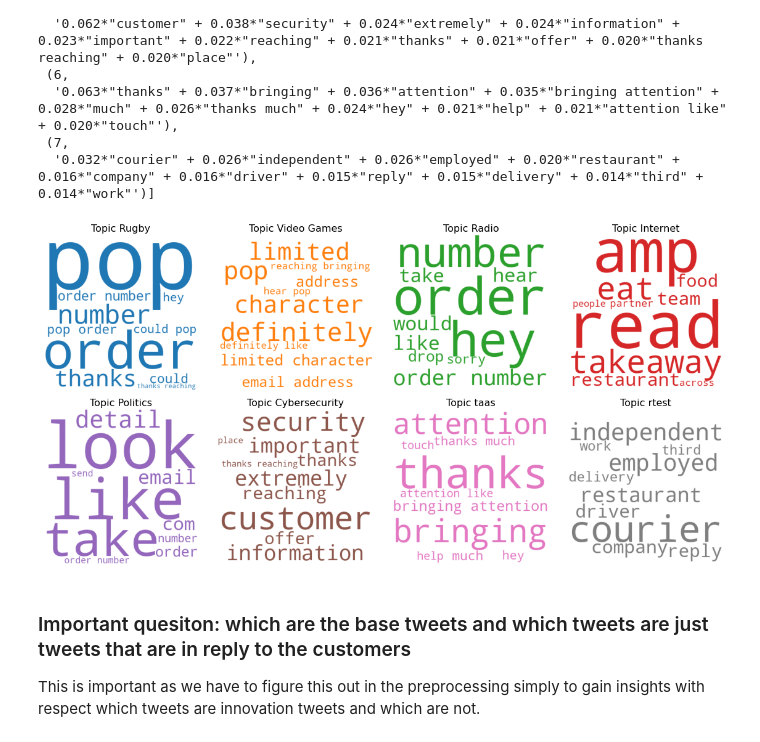
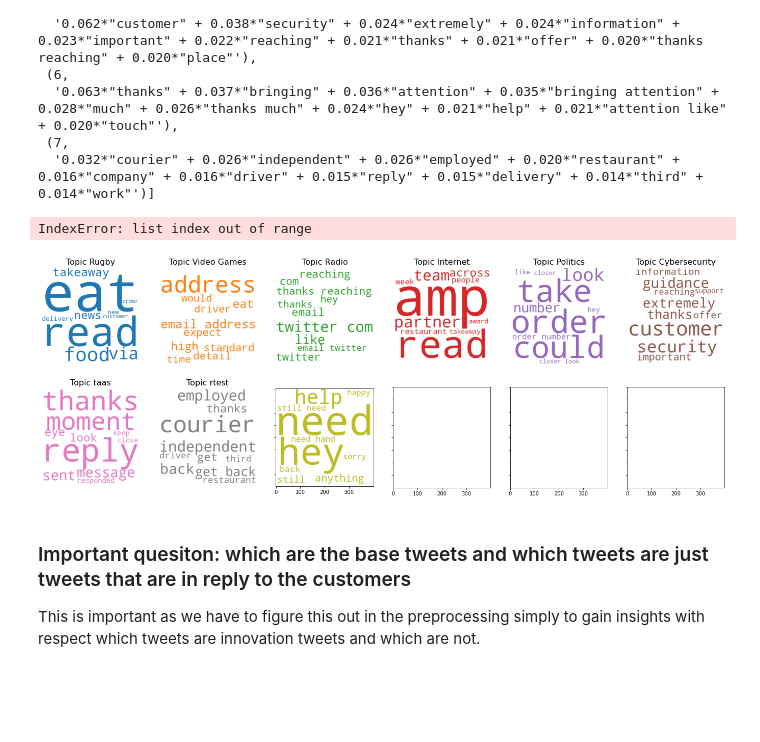
Before and after one commit to AngeloBarisano/Supply_Chain, a Jupyter notebook: Notebooks/workfile_assignment2.ipynb, the cells around one changed output. Cells and saved outputs as stored; diff of their text form; code cells hidden in the pictures; blank space fills up the shorter version.

```diff
--- a/Notebooks/workfile_assignment2.ipynb
+++ b/Notebooks/workfile_assignment2.ipynb
@@ -278,7 +278,7 @@ results
 corpus = gensim.matutils.Sparse2Corpus(matrix, documents_columns=False)
 id_map = dict((v, k) for k, v in count.vocabulary_.items())
 # %%
-K = 8
+K = 12
 # %%
 lda = LdaModel(
     corpus=corpus,
@@ -314,5 +315,5 @@ lda.print_topics()
 # %%
-nb_columns = 4
+nb_columns = 6
 nb_rows = math.ceil(K / nb_columns)
 
 cols = [
@@ -385,11 +386,13 @@ names = [
     "Cybersecurity",
     "taas",
     "rtest",
+    "rtest",
+    "rtest",
 ]
 
 topic_names = {i: v for i, v in enumerate(names)}
 # %%
-nb_columns = 4
+nb_columns = 6
 nb_rows = math.ceil(K / nb_columns)
 
 cols = [
@@ -404,34 +407,35 @@ cloud = WordCloud(
     max_words=15,
     color_func=lambda *args, **kwargs: cols[i],
     prefer_horizontal=1.0,
 )
 
 topics = lda.show_topics(num_topics=K, num_words=10, formatted=False)
 
 
 fig, axes = plt.subplots(
     ncols=nb_columns,
     nrows=nb_rows,
     figsize=(4 * nb_columns, 4 * nb_rows),
     sharex=True,
     sharey=True,
 )
 
 for i, (topic, ax) in enumerate(zip(topics, axes.flatten())):
     topic_words = dict(topic[1])
     cloud.generate_from_frequencies(topic_words, max_font_size=300)
     ax.imshow(cloud)
     ax.set_title("Topic " + str(names[i]), fontdict=dict(size=16))
     ax.axis("off")
 
 
 plt.subplots_adjust(wspace=0, hspace=0)
 plt.axis("off")
 plt.margins(x=0, y=0)
 plt.tight_layout()
 plt.show()
 # %% [output]
+IndexError: list index out of range
-[figure, old version]
+[figure, new version]
 # %%
 import nltk
 # %% [markdown]
```
Also changed, not shown: parts of 7 cells of this notebook.
